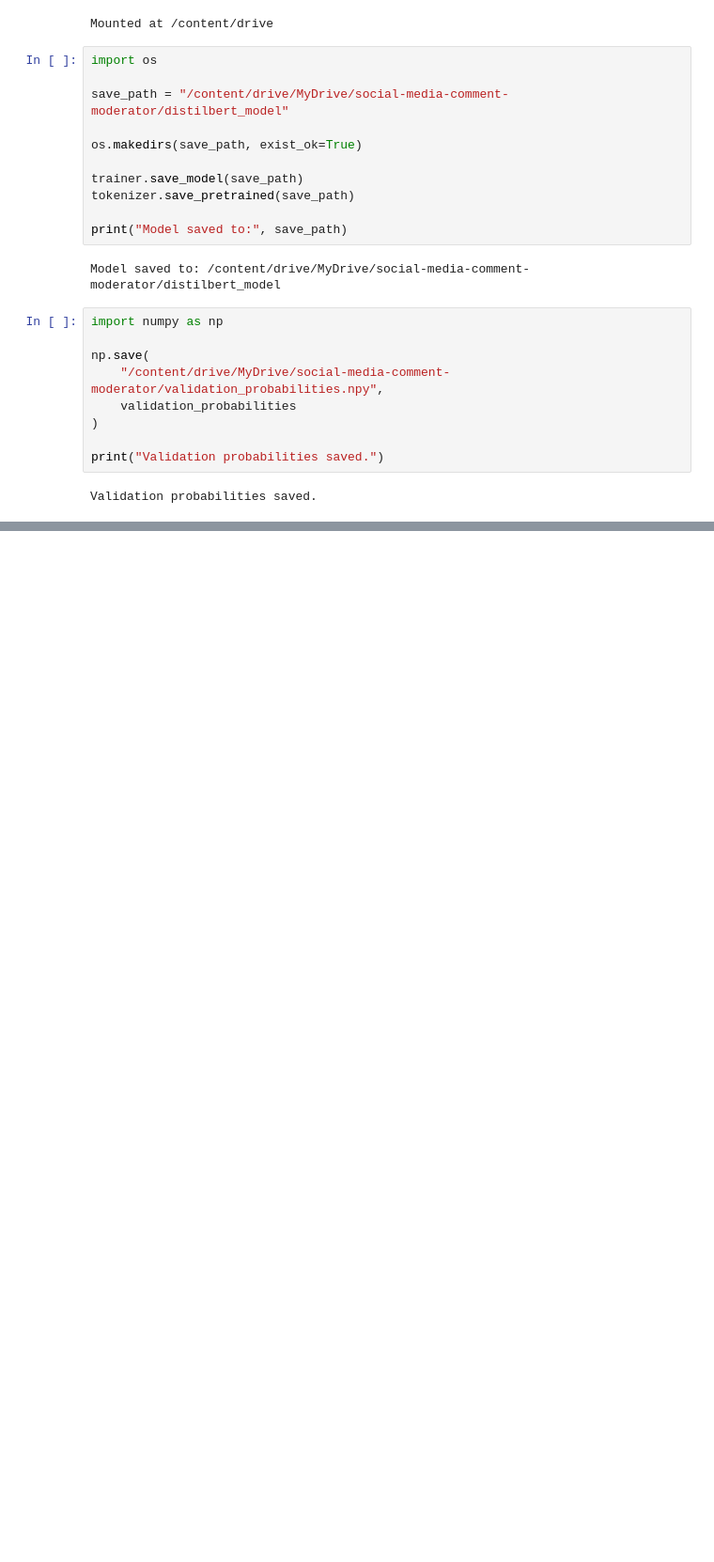
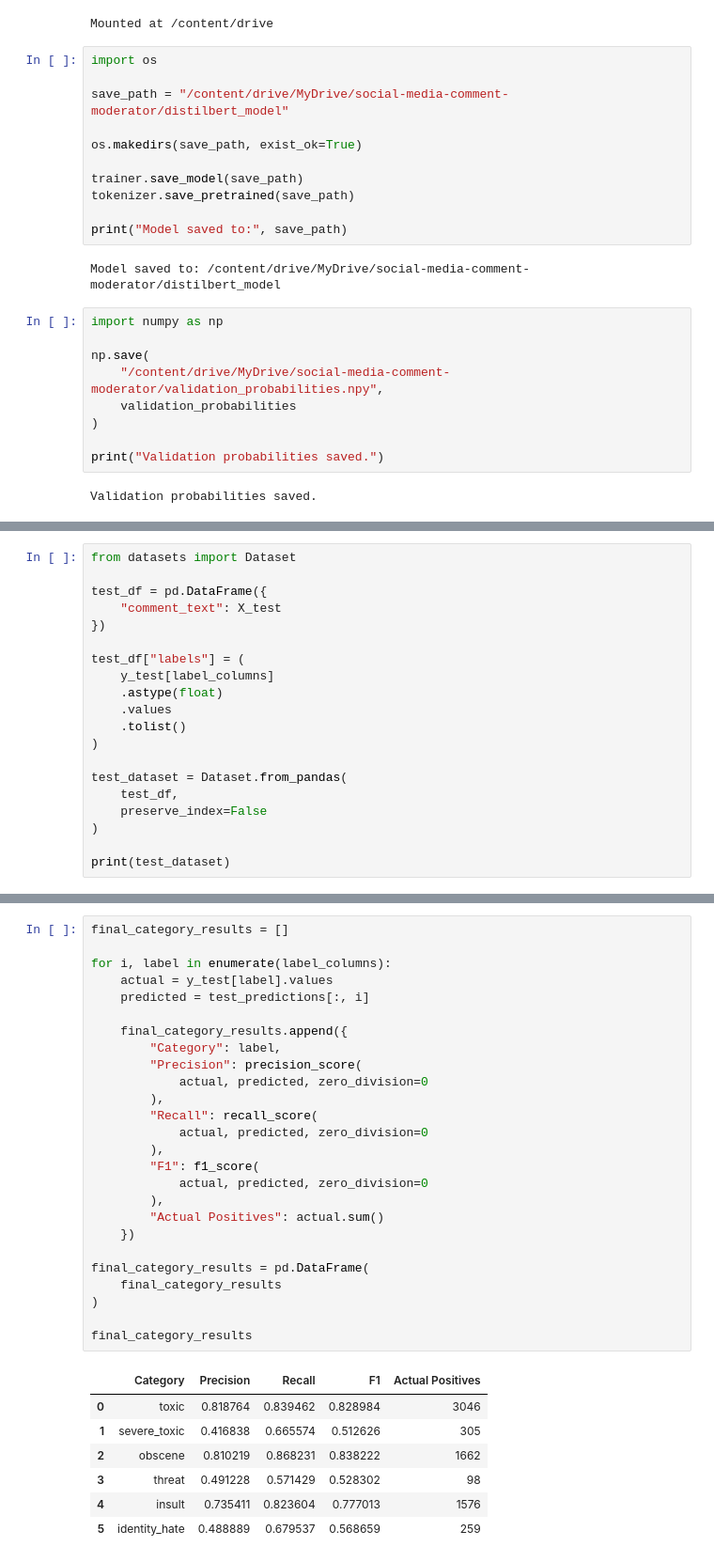
Before and after one commit to sphoorthi-munnangi/social-media-comment-moderator, a Jupyter notebook: notebooks/03_contextual_model.ipynb, the cells around one changed output, grey strips where cells are left out. Shown at 94% size. Saved outputs shown, nothing was run; the diff lists cells and outputs as text; blank space fills up the shorter version.

```diff
--- a/notebooks/03_contextual_model.ipynb
+++ b/notebooks/03_contextual_model.ipynb
@@ -649,0 +1147,20 @@ Validation probabilities saved.
+# %%
+from datasets import Dataset
+
+test_df = pd.DataFrame({
+    "comment_text": X_test
+})
+
+test_df["labels"] = (
+    y_test[label_columns]
+    .astype(float)
+    .values
+    .tolist()
+)
+
+test_dataset = Dataset.from_pandas(
+    test_df,
+    preserve_index=False
+)
+
+print(test_dataset)
@@ -649,0 +1318,34 @@ Validation probabilities saved.
+# %%
+final_category_results = []
+
+for i, label in enumerate(label_columns):
+    actual = y_test[label].values
+    predicted = test_predictions[:, i]
+
+    final_category_results.append({
+        "Category": label,
+        "Precision": precision_score(
+            actual, predicted, zero_division=0
+        ),
+        "Recall": recall_score(
+            actual, predicted, zero_division=0
+        ),
+        "F1": f1_score(
+            actual, predicted, zero_division=0
+        ),
+        "Actual Positives": actual.sum()
+    })
+
+final_category_results = pd.DataFrame(
+    final_category_results
+)
+
+final_category_results
+# %% [output]
+|  | Category | Precision | Recall | F1 | Actual Positives |
+| 0 | toxic | 0.818764 | 0.839462 | 0.828984 | 3046 |
+| 1 | severe_toxic | 0.416838 | 0.665574 | 0.512626 | 305 |
+| 2 | obscene | 0.810219 | 0.868231 | 0.838222 | 1662 |
+| 3 | threat | 0.491228 | 0.571429 | 0.528302 | 98 |
+| 4 | insult | 0.735411 | 0.823604 | 0.777013 | 1576 |
+| 5 | identity_hate | 0.488889 | 0.679537 | 0.568659 | 259 |
```
Also changed, not shown: parts of 27 cells of this notebook.
